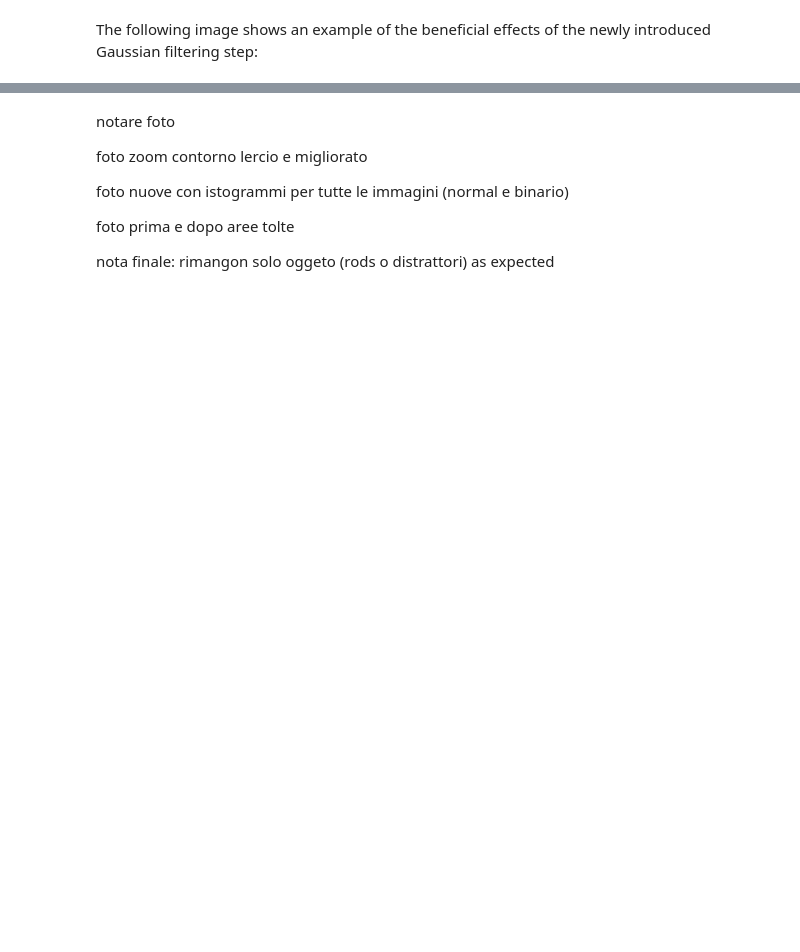
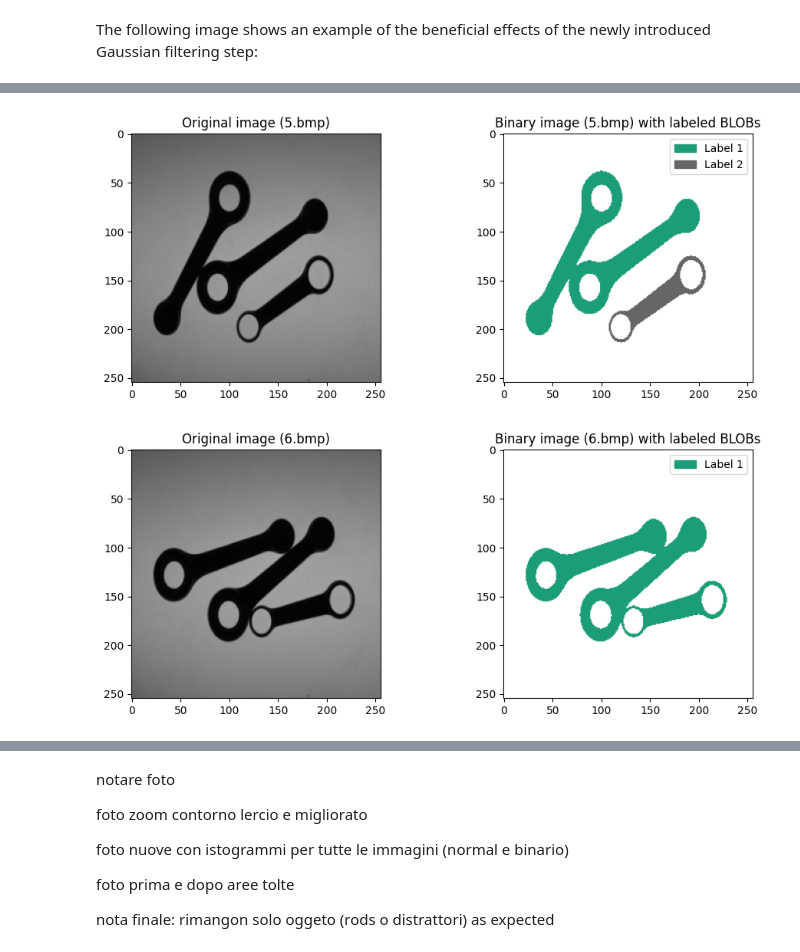
Before and after one commit to VincenzoLomba/ImageProcessingAndComputerVision, a Jupyter notebook: pythonvenv/src/project/project11VincenzoLombardi.ipynb, the cells around one changed output, grey strips where cells are left out. Saved outputs shown, nothing was run; the diff lists cells and outputs as text; code cells hidden in the pictures; blank space fills up the shorter version.

```diff
--- a/pythonvenv/src/project/project11VincenzoLombardi.ipynb
+++ b/pythonvenv/src/project/project11VincenzoLombardi.ipynb
@@ -435,0 +494,7 @@ plt.show()
+# %%
+BLOBs = crBLOBs
+indices = [4, 5] # Indexes to be used only for visualization purposes within this Jupyter Notebook file
+for index in indices: plotter.plotImageConnectedComponents(images[index], binaryImages[index], [b for b in BLOBs if b.imageName == imagesNames[index]])
+# %% [output]
+[figure, added]
+[figure, added]
```
Also changed, not shown: parts of 20 cells of this notebook, 2 other files.
